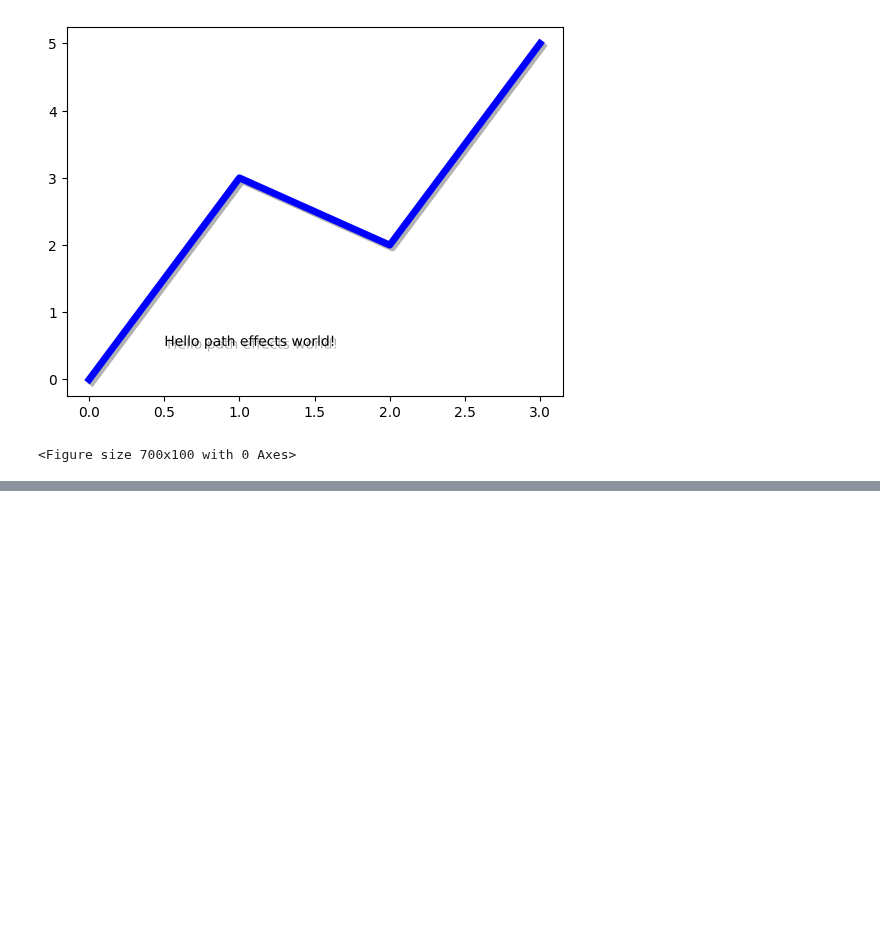
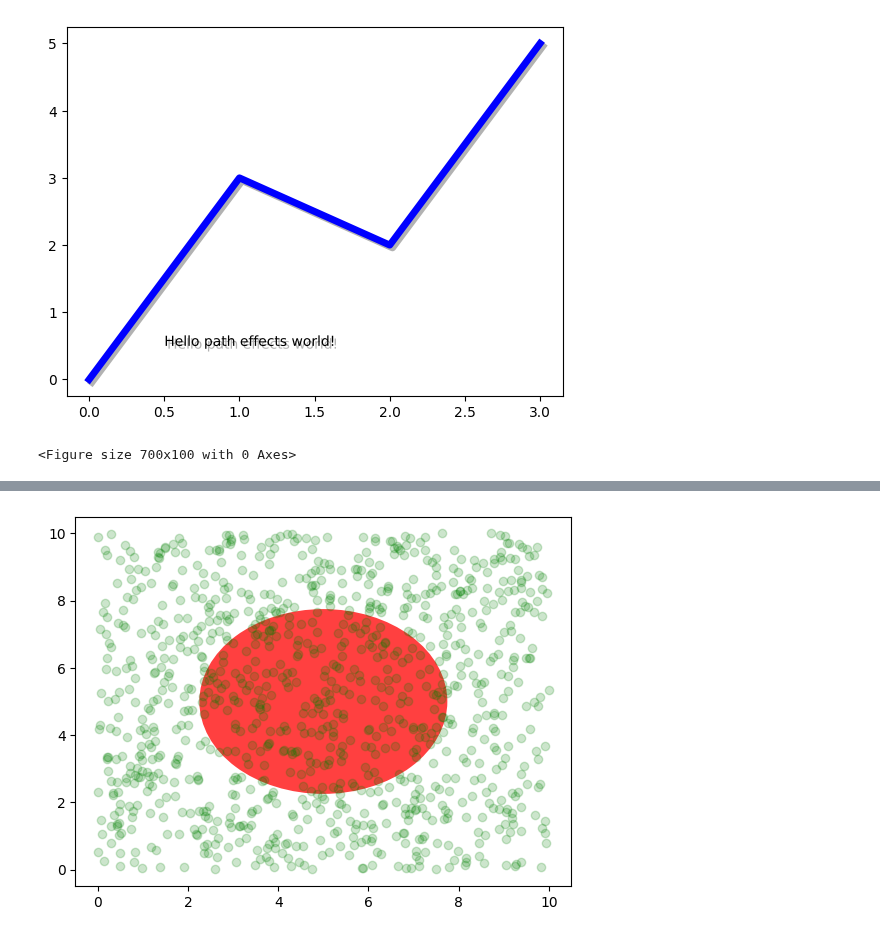
Before and after one commit to manasesmutembei11/ML, a Jupyter notebook: matplotlib/matplotlib_artists.ipynb, the cells around one changed output, grey strips where cells are left out. Drawn from its saved outputs; the diff is of its cells as text; code cells hidden in the pictures; blank space fills up the shorter version.

```diff
--- a/matplotlib/matplotlib_artists.ipynb
+++ b/matplotlib/matplotlib_artists.ipynb
@@ -237,0 +265,11 @@ plt.show()
+# %%
+fig, ax = plt.subplots()
+x, y = 10*np.random.rand(2, 1000)
+ax.plot(x, y, 'go', alpha=0.2)  # plot some data in data coordinates
+
+circ = mpatches.Circle((0.5, 0.5), 0.25, transform=ax.transAxes,
+                       facecolor='red', alpha=0.75)
+ax.add_patch(circ)
+plt.show()
+# %% [output]
+[figure, added]
```
Also changed, not shown: parts of 7 cells of this notebook.
